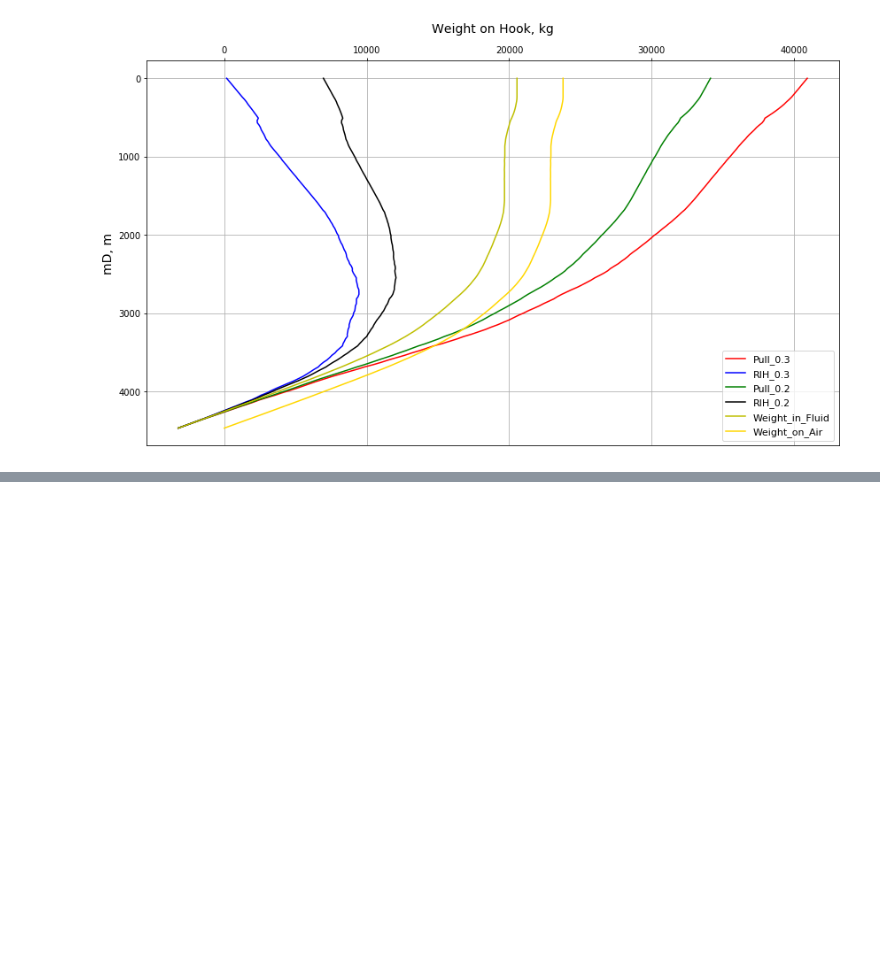
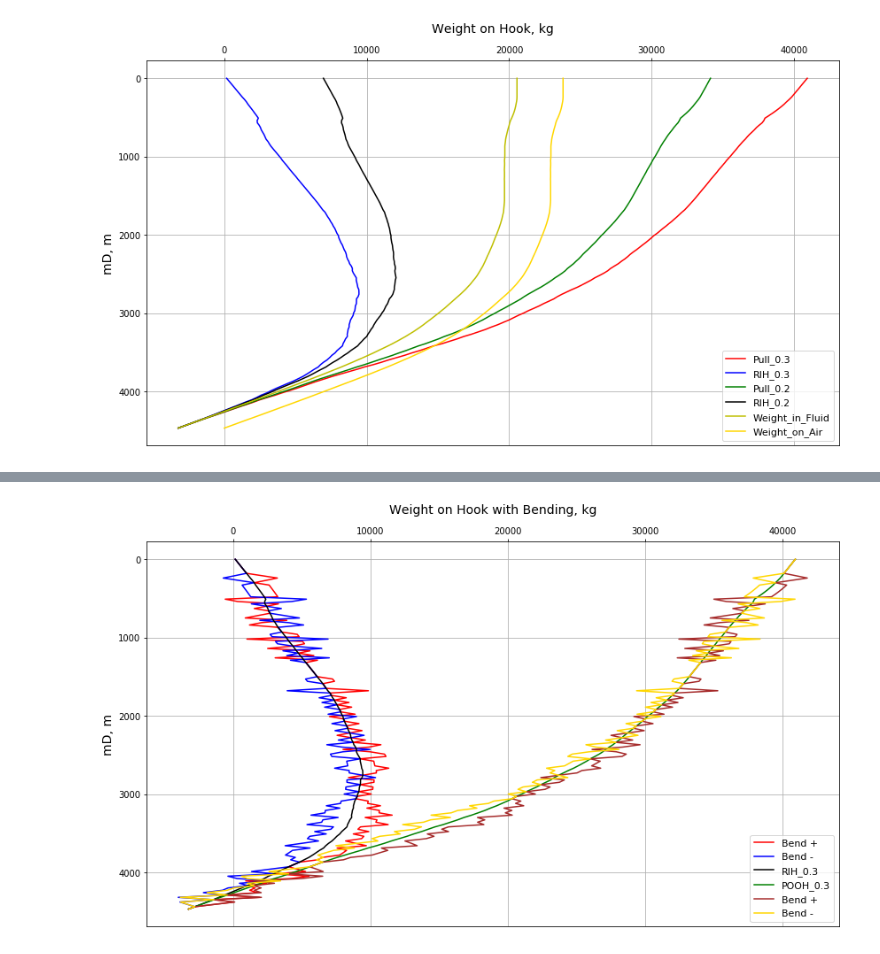
Before and after one commit to Dmitry1973/Repository_local, a Jupyter notebook: DD_survey_3d_plot.ipynb, the cells around one changed output, grey strips where cells are left out. Drawn from its saved outputs; the diff is of its cells as text; code cells hidden in the pictures; blank space fills up the shorter version.

```diff
--- a/DD_survey_3d_plot.ipynb
+++ b/DD_survey_3d_plot.ipynb
@@ -204,0 +250,24 @@ plt.show()
+# %%
+plt.figure(figsize=(14,8))
+
+plt.plot(Loads['revRIH_0.3_B+'], data['depth'], color='red', label='Bend +')
+plt.plot(Loads['revRIH_0.3_B-'], data['depth'], color='blue', label='Bend -')
+
+plt.plot(Loads['revRIH_0.3'], data['depth'], color='k', label='RIH_0.3')
+plt.plot(Loads['revPull_0.3'], data['depth'], color='green', label='POOH_0.3')
+
+plt.plot(Loads['revPull_0.3_B+'], data['depth'], color='brown', label='Bend +')
+plt.plot(Loads['revPull_0.3_B-'], data['depth'], color='gold', label='Bend -')
+
+plt.legend()
+plt.xlabel('Weight on Hook with Bending, kg', fontsize=14, labelpad=15)
+plt.ylabel('mD, m', fontsize=14)
+
+plt.gca().xaxis.tick_top()
+plt.gca().xaxis.set_label_position('top')
+plt.gca().invert_yaxis()
+
+plt.grid()
+plt.show()
+# %% [output]
+[figure, added]
```
Also changed, not shown: parts of 7 cells of this notebook.
